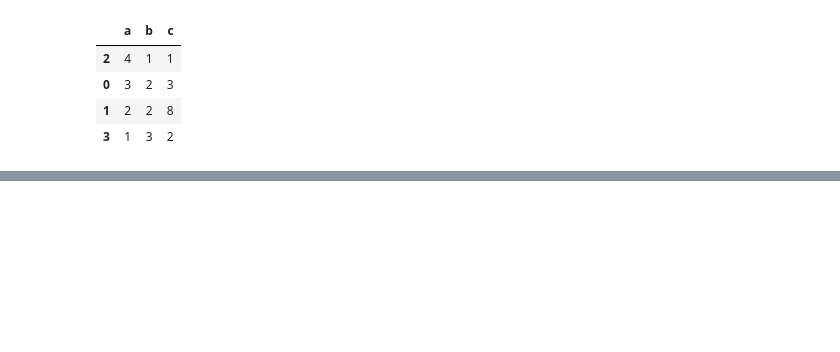
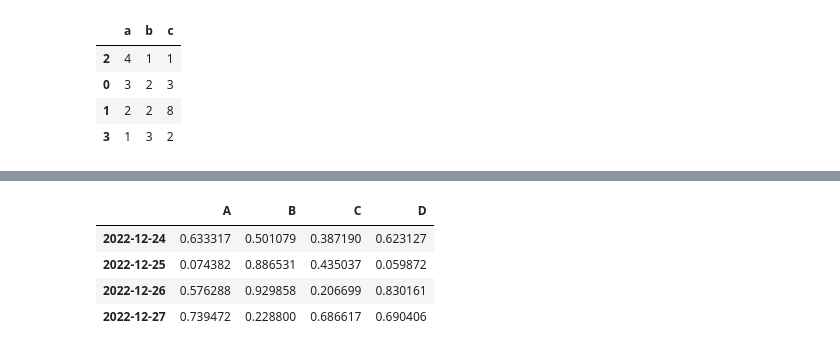
Before and after one commit to qty9866/Python-Data-analysis-learning, a Jupyter notebook: pandas.ipynb, the cells around one changed output, grey strips where cells are left out. Saved outputs shown, nothing was run; the diff lists cells and outputs as text; code cells hidden in the pictures; blank space fills up the shorter version.

```diff
--- a/pandas.ipynb
+++ b/pandas.ipynb
@@ -997,0 +1935,12 @@ df.sort_index(axis=1)
+# %%
+import numpy as np
+df = pd.DataFrame(np.random.rand(16).reshape((4,4)),
+                  index=pd.date_range('20221224','20221227'),
+                  columns=list('ABCD'))
+df
+# %% [output]
+|  | A | B | C | D |
+| 2022-12-24 | 0.633317 | 0.501079 | 0.387190 | 0.623127 |
+| 2022-12-25 | 0.074382 | 0.886531 | 0.435037 | 0.059872 |
+| 2022-12-26 | 0.576288 | 0.929858 | 0.206699 | 0.830161 |
+| 2022-12-27 | 0.739472 | 0.228800 | 0.686617 | 0.690406 |
```
Also changed, not shown: parts of 140 cells of this notebook, 3 other files.
